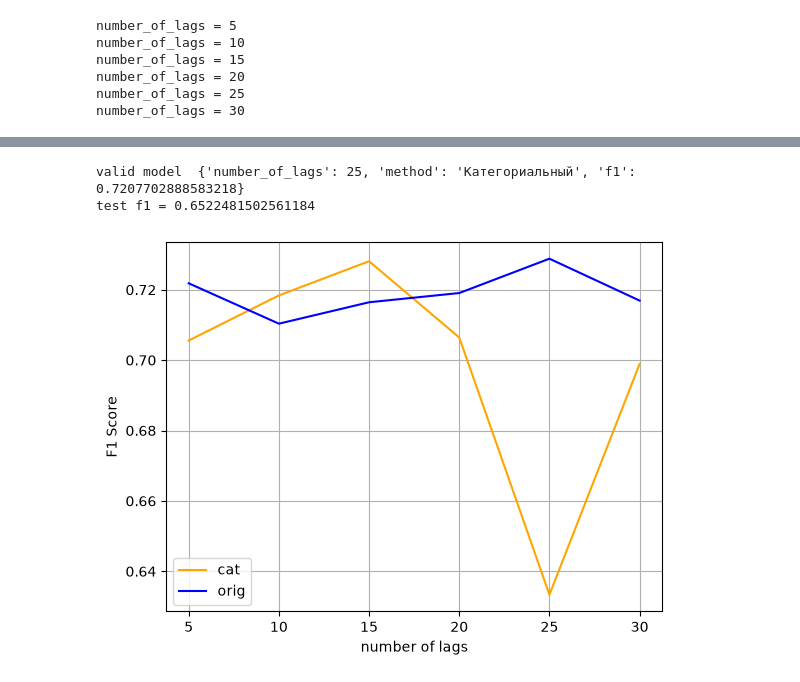
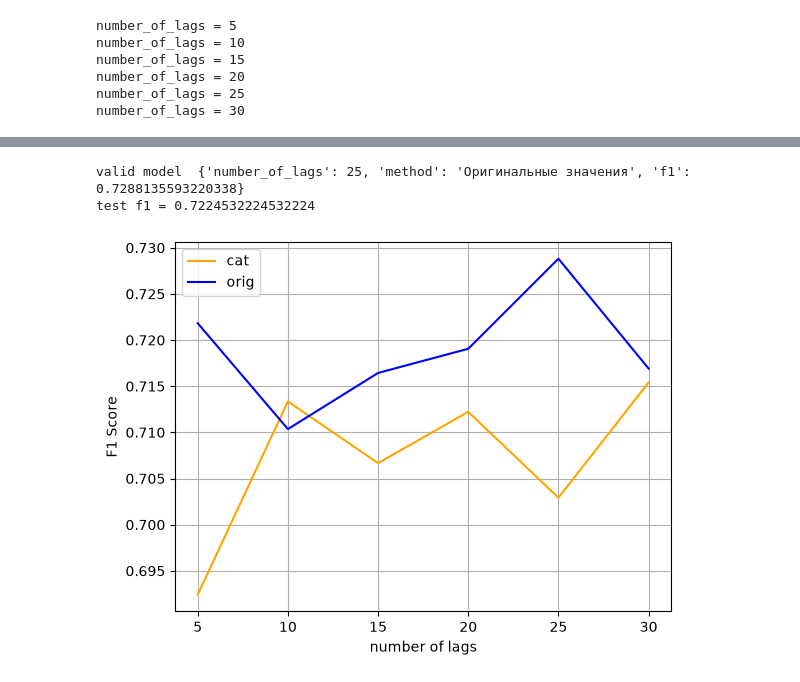
Before and after one commit to E1Gri/AI-Forecast, a Jupyter notebook: model_training.ipynb, the cells around one changed output, grey strips where cells are left out. Drawn from its saved outputs; the diff is of its cells as text; code cells hidden in the pictures.

```diff
--- a/model_training.ipynb
+++ b/model_training.ipynb
@@ -249,7 +276,12 @@ def train_model(df, number_of_lags, cat = False, drop_time = True):
     means = None
 
     if cat == True:
-        df, means = encode_data(df)
+        train_size = int((len(df) - number_of_lags) * 0.8)
+        train_end = number_of_lags + train_size
+
+        _, means = encode_data(df.iloc[:train_end])
+        df, _ = encode_data(df, means)
+
         method = "Категориальный"
     else:
         method = "Оригинальные значения"
@@ -416,5 +466,5 @@ test f1 = 0.6979166666666666
 # %%
- best_model, history = find_best_model(spb_df, max_lags = 30, drop_time = False)
+ spb_best_model, history = find_best_model(spb_df, max_lags = 30, drop_time = False)
 # %% [output]
 number_of_lags = 5
 number_of_lags = 10
@@ -425,9 +483,8 @@ number_of_lags = 30
 # %%
-do_final_test(spb_df, best_model, drop_time = False)
-
+do_final_test(spb_df, spb_best_model, drop_time = False)
 draw_model_stats(history)
 # %% [output]
-valid model  {'number_of_lags': 25, 'method': 'Категориальный', 'f1': 0.7207702888583218}
-test f1 = 0.6522481502561184
+valid model  {'number_of_lags': 25, 'method': 'Оригинальные значения', 'f1': 0.7288135593220338}
+test f1 = 0.7224532224532224
-[figure, old version]
+[figure, new version]
 # %%
```
Also changed, not shown: parts of 27 cells of this notebook, 3 other files.
